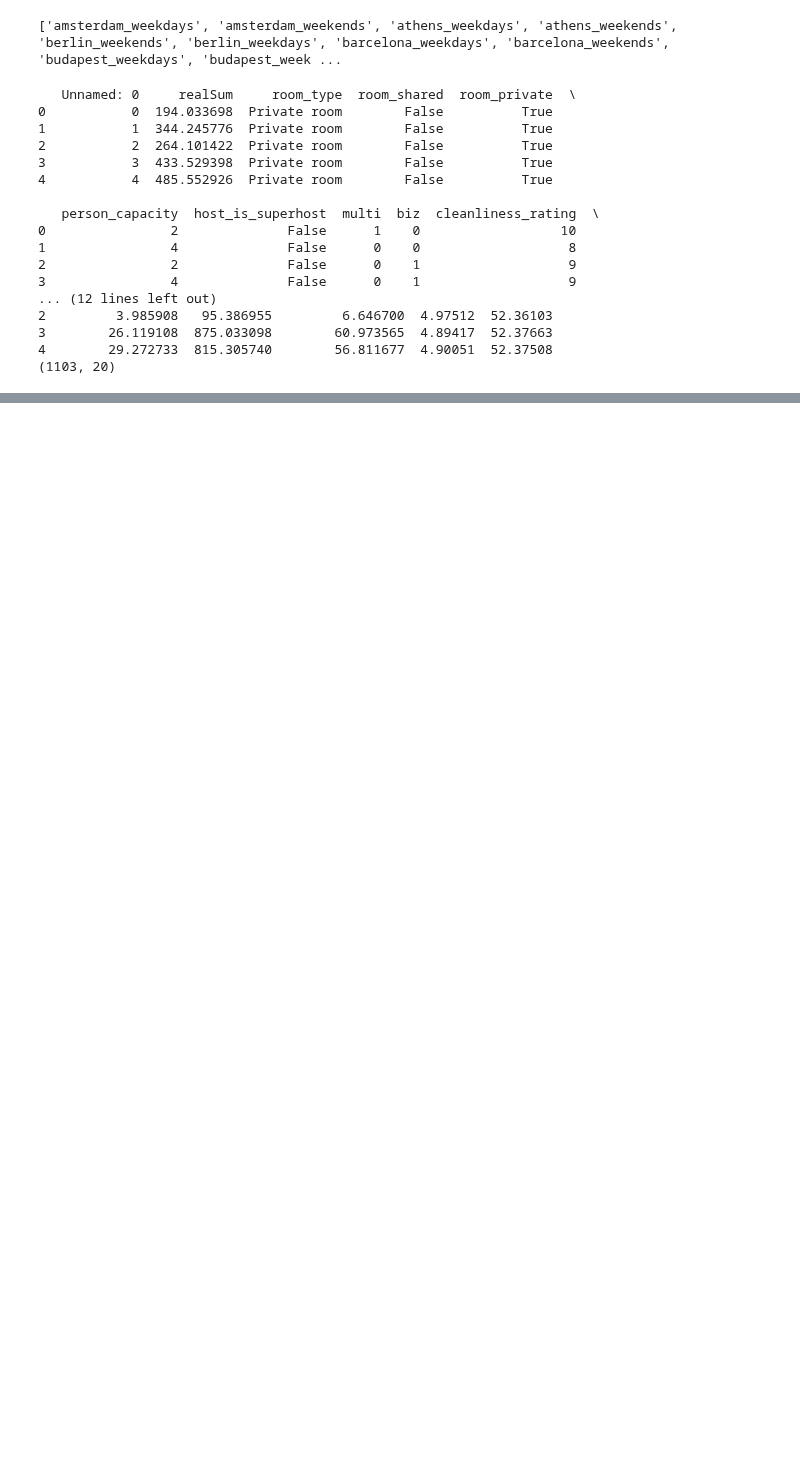
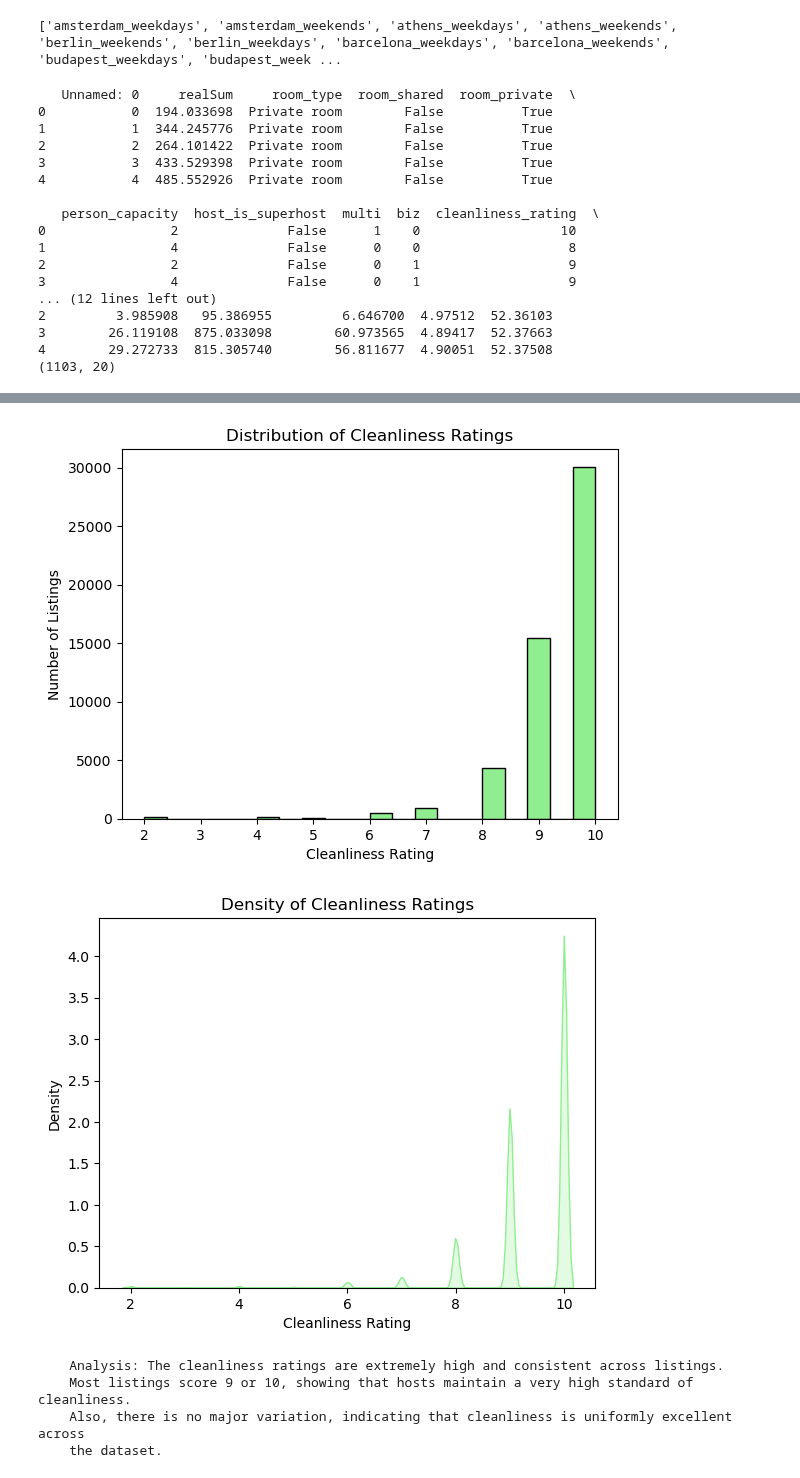
Before and after one commit to StefanFSmid/ASDA_2025_Group_3_Porfolio, a Jupyter notebook: notebooks/week_04_group_3_notebook.ipynb, the cells around one changed output, grey strips where cells are left out. Cells and saved outputs as stored; diff of their text form; code cells hidden in the pictures; blank space fills up the shorter version.

```diff
--- a/notebooks/week_04_group_3_notebook.ipynb
+++ b/notebooks/week_04_group_3_notebook.ipynb
@@ -64,0 +485,35 @@ print(merged_airbnbdf.head())
+# %%
+#b. Examine the distribution of cleanliness_rating.
+
+# Visualizating for cleanliness_rating through Histogram.
+plt.hist(merged_airbnbdf['cleanliness_rating'], bins=20, color='lightgreen', edgecolor='black')
+plt.title('Distribution of Cleanliness Ratings')
+plt.xlabel('Cleanliness Rating')
+plt.ylabel('Number of Listings')
+plt.show()
+
+# Visualizating for cleanliness_rating through Density Plot.
+sns.kdeplot(merged_airbnbdf['cleanliness_rating'], shade=True, color='lightgreen', bw_adjust=0.5)
+plt.title('Density of Cleanliness Ratings')
+plt.xlabel('Cleanliness Rating')
+plt.ylabel('Density')
+plt.show()
+
+# Printing Quick Statistics for cleanliness_rating
+merged_airbnbdf['cleanliness_rating'].describe()
+
+# Print Analysis:
+print("""
+    Analysis: The cleanliness ratings are extremely high and consistent across listings.
+    Most listings score 9 or 10, showing that hosts maintain a very high standard of cleanliness.
+    Also, there is no major variation, indicating that cleanliness is uniformly excellent across
+    the dataset.
+      """
+      )
+# %% [output]
+[figure, added]
+[figure, added]
+    Analysis: The cleanliness ratings are extremely high and consistent across listings.
+    Most listings score 9 or 10, showing that hosts maintain a very high standard of cleanliness.
+    Also, there is no major variation, indicating that cleanliness is uniformly excellent across
+    the dataset.
```
Also changed, not shown: parts of 34 cells of this notebook.
